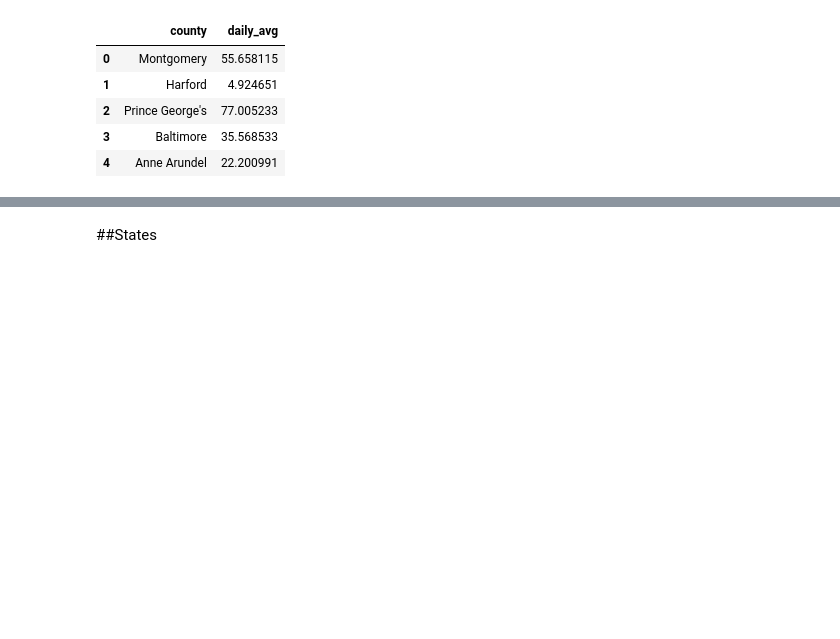
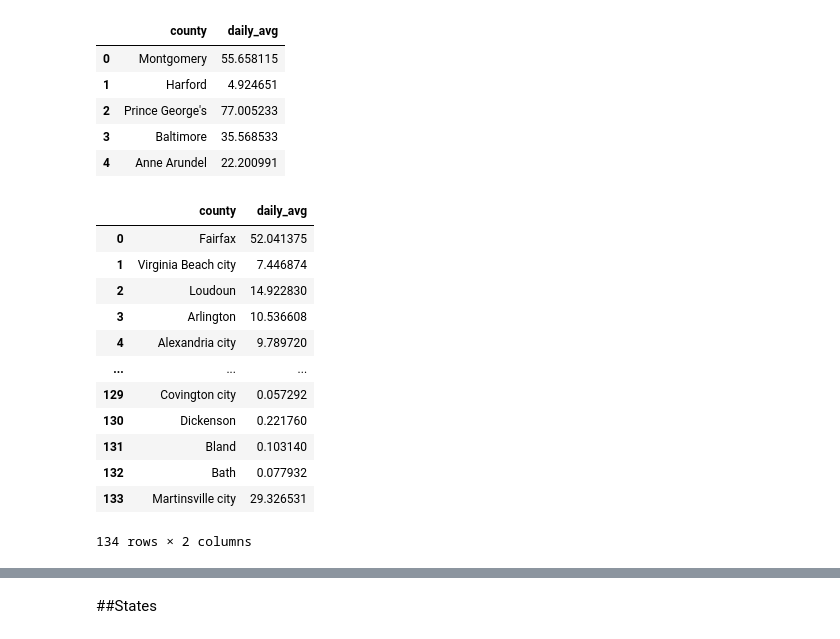
Before and after one commit to JoshuaHaga/Covid_19_sprint_1_buildwk, a Jupyter notebook: Covid_19_analysis.ipynb, the cells around one changed output, grey strips where cells are left out. Saved outputs shown, nothing was run; the diff lists cells and outputs as text; code cells hidden in the pictures; blank space fills up the shorter version.

```diff
--- a/Covid_19_analysis.ipynb
+++ b/Covid_19_analysis.ipynb
@@ -93,6 +93,14 @@ def daily_df(dataframe, countylist,):
   for i in countylist:
     data_list.append(cnty_daily_avg(dataframe, i))
   return pd.DataFrame(data_list, columns=['county','daily_avg'])
+
+###Creates a dataframe of daily averages for any state.
+def prep_counties(df, state):
+  state = df[df['state']==state]
+  county_names = col_list(state['county'])
+  ste = state[state['county']=='Baltimore']
+  state_daily_avg = daily_df(state, county_names,)
+  return state_daily_avg
 # %% [markdown]
 ###Variables
 # %%
@@ -205,3 +243,28 @@ md_daily_avg.head()
 | 2 | Prince George's | 77.005233 |
 | 3 | Baltimore | 35.568533 |
 | 4 | Anne Arundel | 22.200991 |
+# %%
+###Doing everything we did above with one script! Boo Yah!
+def prep_counties(df, state):
+  state = df[df['state']==state]
+  county_names = col_list(state['county'])
+  ste = state[state['county']=='Baltimore']
+  state_daily_avg = daily_df(state, county_names,)
+  return state_daily_avg
+# %%
+virginia = prep_counties(counties, 'Virginia')
+virginia
+# %% [output]
+|  | county | daily_avg |
+| 0 | Fairfax | 52.041375 |
+| 1 | Virginia Beach city | 7.446874 |
+| 2 | Loudoun | 14.922830 |
+| 3 | Arlington | 10.536608 |
+| 4 | Alexandria city | 9.789720 |
+| ... | ... | ... |
+| 129 | Covington city | 0.057292 |
+| 130 | Dickenson | 0.221760 |
+| 131 | Bland | 0.103140 |
+| 132 | Bath | 0.077932 |
+| 133 | Martinsville city | 29.326531 |
+134 rows × 2 columns
```
Also changed, not shown: parts of 6 cells of this notebook.
